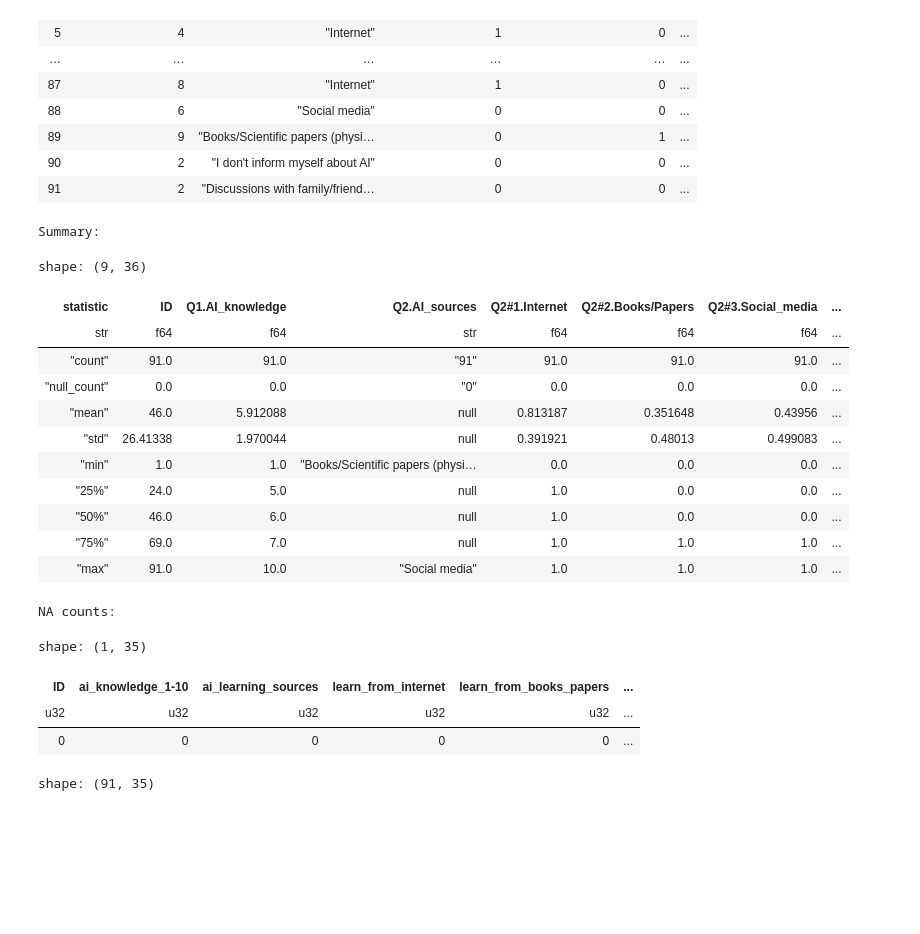
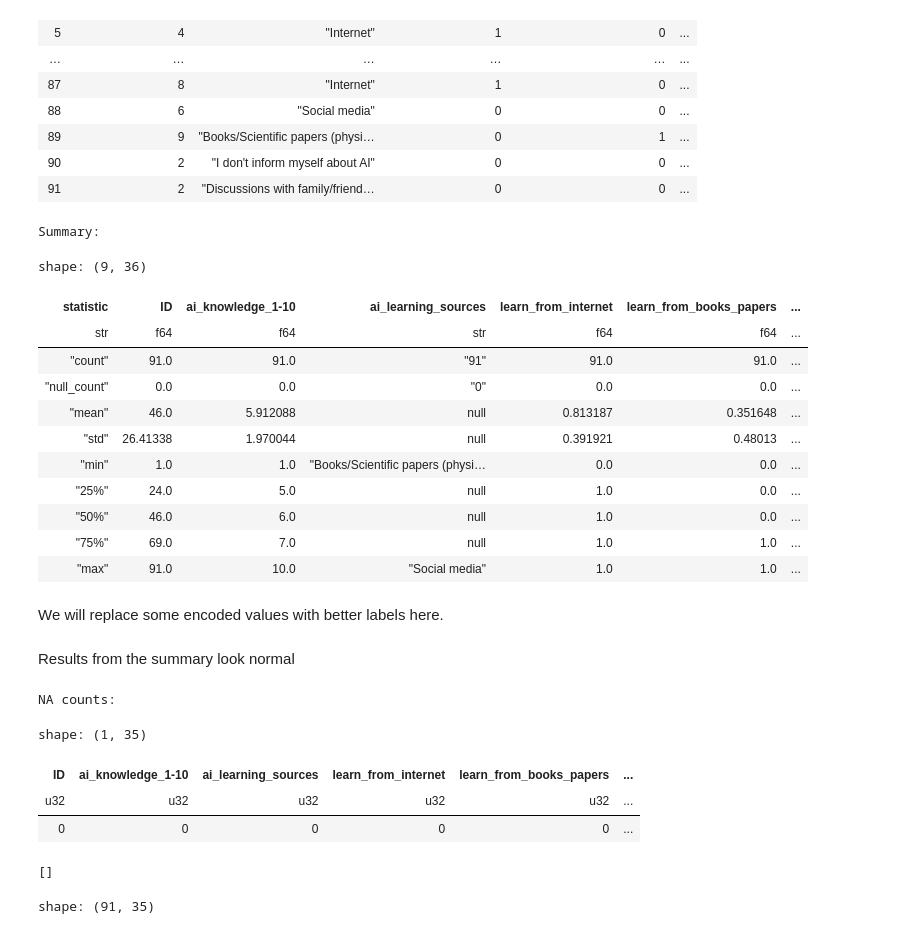
Before and after one commit to danield2255/ai_in_education_analysis, a Jupyter notebook: SurveyDataExploration.ipynb, the cells around one changed output. Saved outputs shown, nothing was run; the diff lists cells and outputs as text; code cells hidden in the pictures; blank space fills up the shorter version.

```diff
--- a/SurveyDataExploration.ipynb
+++ b/SurveyDataExploration.ipynb
@@ -195,18 +181,20 @@ shape: (91, 35)
 | 91 | 2 | "Discussions with family/friend… | 0 | 0 | ... |
 # %%
 print("Summary:")
-df.describe()
+df_new.describe()
 # %% [output]
 Summary:
 shape: (9, 36)
-| statistic | ID | Q1.AI_knowledge | Q2.AI_sources | Q2#1.Internet | Q2#2.Books/Papers | Q2#3.Social_media | ... |
-| str | f64 | f64 | str | f64 | f64 | f64 | ... |
-| "count" | 91.0 | 91.0 | "91" | 91.0 | 91.0 | 91.0 | ... |
-| "null_count" | 0.0 | 0.0 | "0" | 0.0 | 0.0 | 0.0 | ... |
-| "mean" | 46.0 | 5.912088 | null | 0.813187 | 0.351648 | 0.43956 | ... |
-| "std" | 26.41338 | 1.970044 | null | 0.391921 | 0.48013 | 0.499083 | ... |
-| "min" | 1.0 | 1.0 | "Books/Scientific papers (physi… | 0.0 | 0.0 | 0.0 | ... |
-| "25%" | 24.0 | 5.0 | null | 1.0 | 0.0 | 0.0 | ... |
-| "50%" | 46.0 | 6.0 | null | 1.0 | 0.0 | 0.0 | ... |
-| "75%" | 69.0 | 7.0 | null | 1.0 | 1.0 | 1.0 | ... |
-| "max" | 91.0 | 10.0 | "Social media" | 1.0 | 1.0 | 1.0 | ... |
+| statistic | ID | ai_knowledge_1-10 | ai_learning_sources | learn_from_internet | learn_from_books_papers | ... |
+| str | f64 | f64 | str | f64 | f64 | ... |
+| "count" | 91.0 | 91.0 | "91" | 91.0 | 91.0 | ... |
+| "null_count" | 0.0 | 0.0 | "0" | 0.0 | 0.0 | ... |
+| "mean" | 46.0 | 5.912088 | null | 0.813187 | 0.351648 | ... |
+| "std" | 26.41338 | 1.970044 | null | 0.391921 | 0.48013 | ... |
+| "min" | 1.0 | 1.0 | "Books/Scientific papers (physi… | 0.0 | 0.0 | ... |
+| "25%" | 24.0 | 5.0 | null | 1.0 | 0.0 | ... |
+| "50%" | 46.0 | 6.0 | null | 1.0 | 0.0 | ... |
+| "75%" | 69.0 | 7.0 | null | 1.0 | 1.0 | ... |
+| "max" | 91.0 | 10.0 | "Social media" | 1.0 | 1.0 | ... |
+# %% [markdown]
+We will replace some encoded values with better labels here.
@@ -213,3 +217,5 @@ shape: (9, 36)
+# %% [markdown]
+Results from the summary look normal
 # %%
 print("NA counts:")
 df_new.select([pl.all().null_count()])
@@ -219,6 +225,13 @@ shape: (1, 35)
 | ID | ai_knowledge_1-10 | ai_learning_sources | learn_from_internet | learn_from_books_papers | ... |
 | u32 | u32 | u32 | u32 | u32 | ... |
 | 0 | 0 | 0 | 0 | 0 | ... |
+# %%
+non_zero_cols = [
+    col for col in df_new.columns
+    if df_new.null_count().select((pl.col(col) != 0).any()).item()]
+non_zero_cols
+# %% [output]
+[]
 # %%
 df_new
 # %% [output]
```
Also changed, not shown: parts of 8 cells of this notebook.
